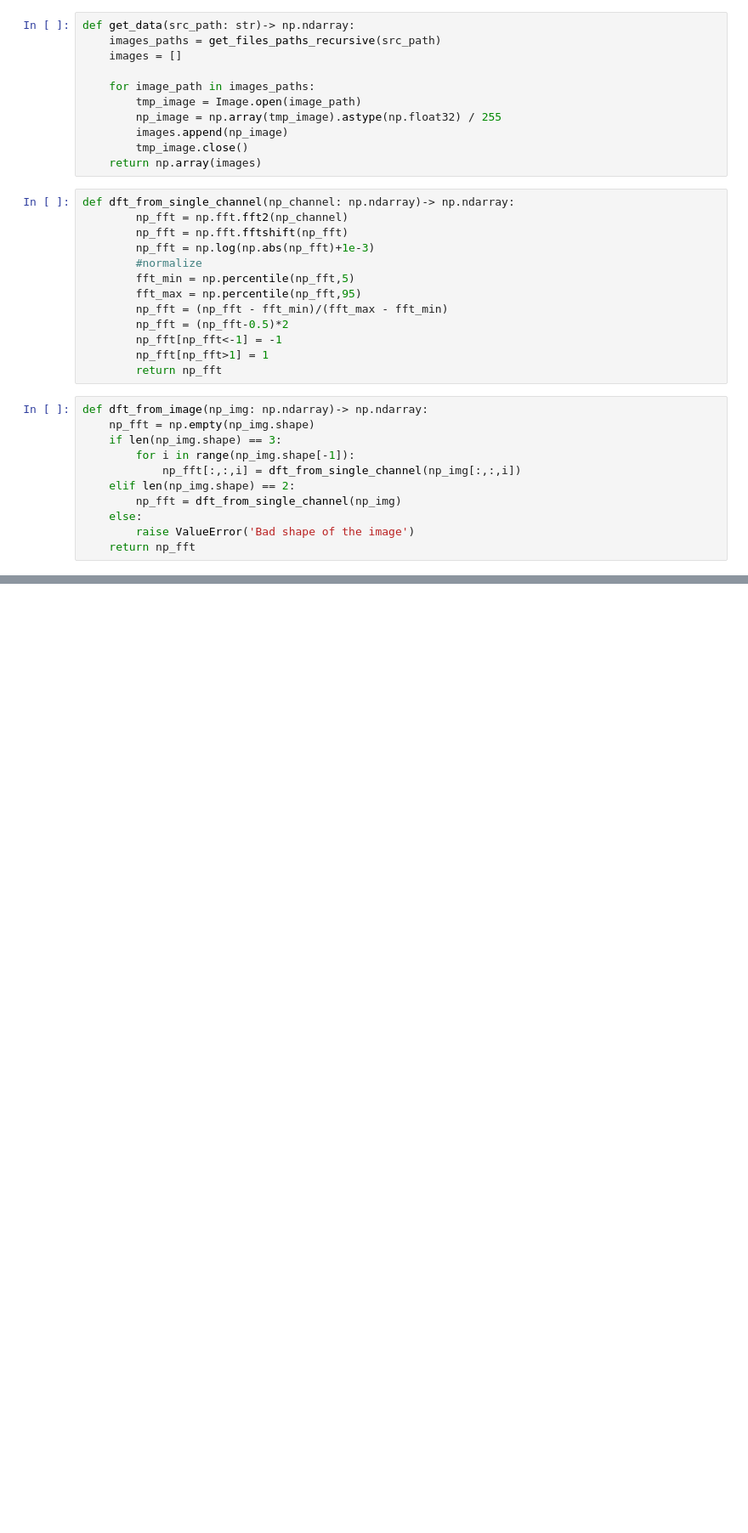
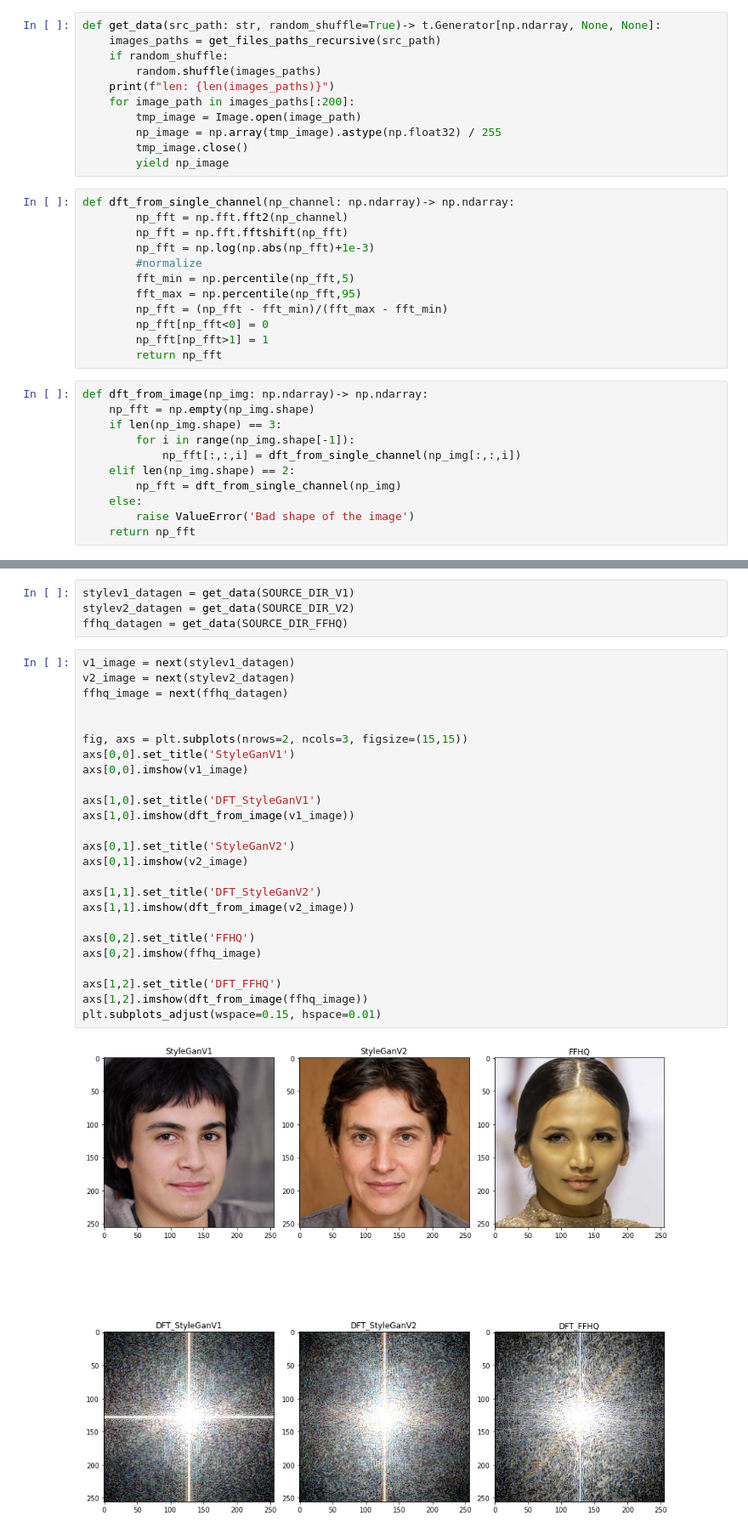
Before and after one commit to MarcinNawrocki/fake-faces-detector, a Jupyter notebook: src/notebooks/preprocessing/DFT.ipynb, the cells around one changed output, grey strips where cells are left out. Shown at 85% size. Drawn from its saved outputs; the diff is of its cells as text; blank space fills up the shorter version.

Commit message:
I8 DFT using generators

```diff
--- a/src/notebooks/preprocessing/DFT.ipynb
+++ b/src/notebooks/preprocessing/DFT.ipynb
@@ -14,14 +18,14 @@ SOURCE_DIR = "C:/database/StyleGanv1"
 # %%
-def get_data(src_path: str)-> np.ndarray:
+def get_data(src_path: str, random_shuffle=True)-> t.Generator[np.ndarray, None, None]:
     images_paths = get_files_paths_recursive(src_path)
-    images = []
-
-    for image_path in images_paths:
+    if random_shuffle:
+        random.shuffle(images_paths)
+    print(f"len: {len(images_paths)}")
+    for image_path in images_paths[:200]:
         tmp_image = Image.open(image_path)
         np_image = np.array(tmp_image).astype(np.float32) / 255
-        images.append(np_image)
         tmp_image.close()
-    return np.array(images)
+        yield np_image
 # %%
 def dft_from_single_channel(np_channel: np.ndarray)-> np.ndarray:
         np_fft = np.fft.fft2(np_channel)
@@ -31,8 +35,7 @@ def dft_from_single_channel(np_channel: np.ndarray)-> np.ndarray:
         fft_min = np.percentile(np_fft,5)
         fft_max = np.percentile(np_fft,95)
         np_fft = (np_fft - fft_min)/(fft_max - fft_min)
-        np_fft = (np_fft-0.5)*2
-        np_fft[np_fft<-1] = -1
+        np_fft[np_fft<0] = 0
         np_fft[np_fft>1] = 1
         return np_fft
 # %%
@@ -57,0 +64,31 @@ def dft_from_dataset(src_path: str)-> np.ndarray:
+# %%
+stylev1_datagen = get_data(SOURCE_DIR_V1)
+stylev2_datagen = get_data(SOURCE_DIR_V2)
+ffhq_datagen = get_data(SOURCE_DIR_FFHQ)
+# %%
+v1_image = next(stylev1_datagen)
+v2_image = next(stylev2_datagen)
+ffhq_image = next(ffhq_datagen)
+
+
+fig, axs = plt.subplots(nrows=2, ncols=3, figsize=(15,15))
+axs[0,0].set_title('StyleGanV1')
+axs[0,0].imshow(v1_image)
+
+axs[1,0].set_title('DFT_StyleGanV1')
+axs[1,0].imshow(dft_from_image(v1_image))
+
+axs[0,1].set_title('StyleGanV2')
+axs[0,1].imshow(v2_image)
+
+axs[1,1].set_title('DFT_StyleGanV2')
+axs[1,1].imshow(dft_from_image(v2_image))
+
+axs[0,2].set_title('FFHQ')
+axs[0,2].imshow(ffhq_image)
+
+axs[1,2].set_title('DFT_FFHQ')
+axs[1,2].imshow(dft_from_image(ffhq_image))
+plt.subplots_adjust(wspace=0.15, hspace=0.01)
+# %% [output]
+[figure, added]
```
Also changed, not shown: parts of 5 cells of this notebook.
